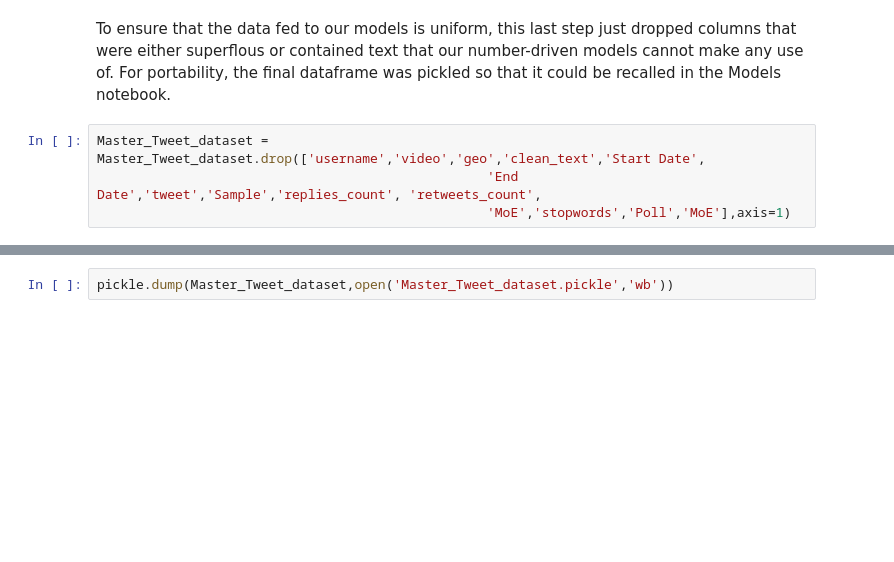
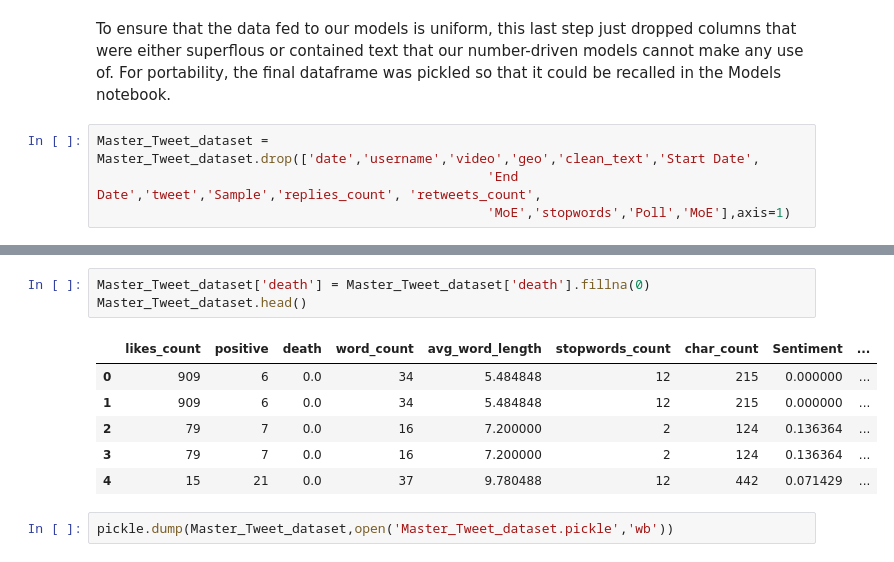
Before and after one commit to jdsmithwes/Capstone-Project, a Jupyter notebook: Dataset_creation_notebook.ipynb, the cells around one changed output, grey strips where cells are left out. Cells and saved outputs as stored; diff of their text form; blank space fills up the shorter version.

```diff
--- a/Dataset_creation_notebook.ipynb
+++ b/Dataset_creation_notebook.ipynb
@@ -262,6 +262,6 @@ Master_Tweet_dataset['Target'] = Master_Tweet_dataset['Topic'].map(category_dict
 # %% [markdown]
 To ensure that the data fed to our models is uniform, this last step just dropped columns that were either superflous or contained text that our number-driven models cannot make any use of. For portability, the final dataframe was pickled so that it could be recalled in the Models notebook.
 # %%
-Master_Tweet_dataset = Master_Tweet_dataset.drop(['username','video','geo','clean_text','Start Date',
+Master_Tweet_dataset = Master_Tweet_dataset.drop(['date','username','video','geo','clean_text','Start Date',
                                                   'End Date','tweet','Sample','replies_count', 'retweets_count',
                                                   'MoE','stopwords','Poll','MoE'],axis=1)
@@ -277,3 +268,13 @@ Master_Tweet_dataset.head()
+# %%
+Master_Tweet_dataset['death'] = Master_Tweet_dataset['death'].fillna(0)
+Master_Tweet_dataset.head()
+# %% [output]
+|  | likes_count | positive | death | word_count | avg_word_length | stopwords_count | char_count | Sentiment | ... |
+| 0 | 909 | 6 | 0.0 | 34 | 5.484848 | 12 | 215 | 0.000000 | ... |
+| 1 | 909 | 6 | 0.0 | 34 | 5.484848 | 12 | 215 | 0.000000 | ... |
+| 2 | 79 | 7 | 0.0 | 16 | 7.200000 | 2 | 124 | 0.136364 | ... |
+| 3 | 79 | 7 | 0.0 | 16 | 7.200000 | 2 | 124 | 0.136364 | ... |
+| 4 | 15 | 21 | 0.0 | 37 | 9.780488 | 12 | 442 | 0.071429 | ... |
 # %%
 pickle.dump(Master_Tweet_dataset,open('Master_Tweet_dataset.pickle','wb'))
 # %%
```
Also changed, not shown: parts of 1 cell of this notebook, 4 other files.
